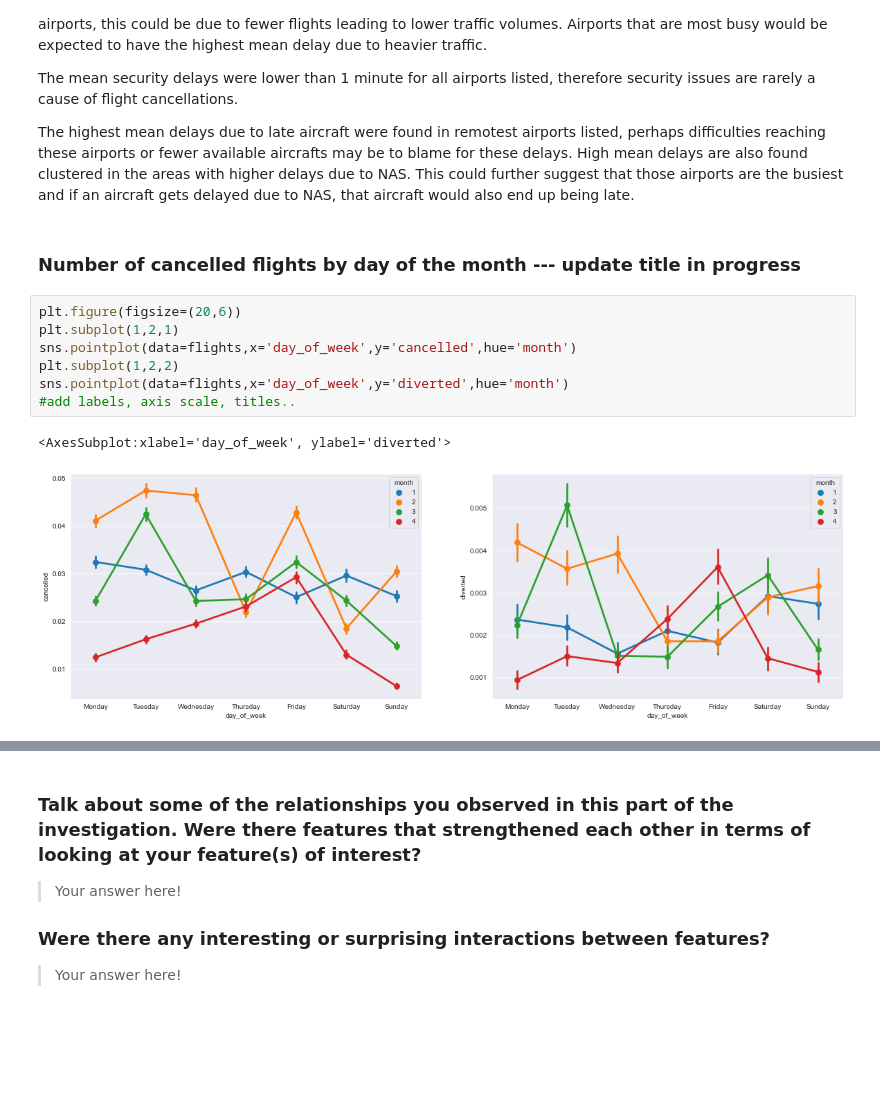
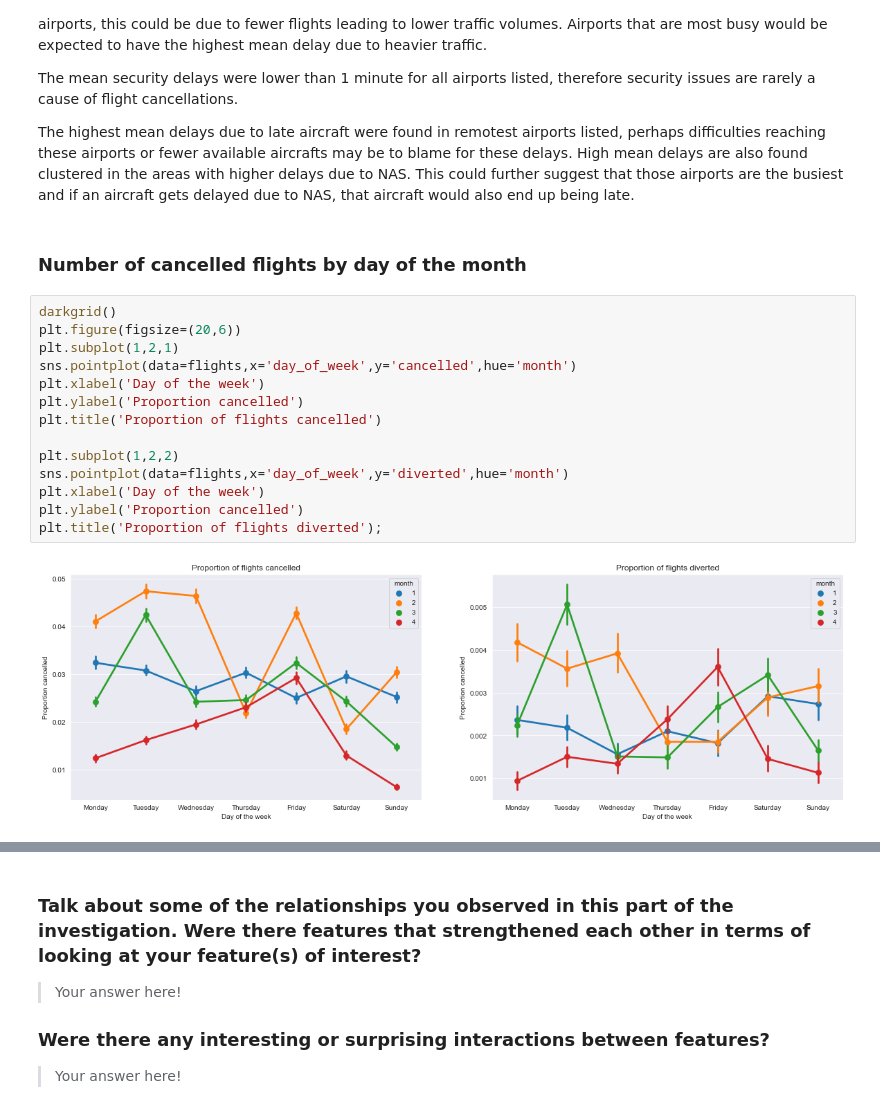
Before and after one commit to Vincentk-94/Communicate_data_findings, a Jupyter notebook: 2008 Flight Delays - Project.ipynb, the cells around one changed output, grey strips where cells are left out. Drawn from its saved outputs; the diff is of its cells as text; blank space fills up the shorter version.

```diff
--- a/2008 Flight Delays - Project.ipynb
+++ b/2008 Flight Delays - Project.ipynb
@@ -1217,14 +1283,20 @@ The mean security delays were lower than 1 minute for all airports listed, there
 
 The highest mean delays due to late aircraft were found in remotest airports listed, perhaps difficulties reaching these airports or fewer available aircrafts may be to blame for these delays. High mean delays are also found clustered in the areas with higher delays due to NAS. This could further suggest that those airports are the busiest and if an aircraft gets delayed due to NAS, that aircraft would also end up being late.
 # %% [markdown]
-### Number of cancelled flights by day of the month --- update title in progress
+### Number of cancelled flights by day of the month
 # %%
+darkgrid()
 plt.figure(figsize=(20,6))
 plt.subplot(1,2,1)
 sns.pointplot(data=flights,x='day_of_week',y='cancelled',hue='month')
+plt.xlabel('Day of the week')
+plt.ylabel('Proportion cancelled')
+plt.title('Proportion of flights cancelled')
+
 plt.subplot(1,2,2)
 sns.pointplot(data=flights,x='day_of_week',y='diverted',hue='month')
-#add labels, axis scale, titles..
+plt.xlabel('Day of the week')
+plt.ylabel('Proportion cancelled')
+plt.title('Proportion of flights diverted');
 # %% [output]
-<AxesSubplot:xlabel='day_of_week', ylabel='diverted'>
-[figure, old version]
+[figure, new version]
```
Also changed, not shown: parts of 52 cells of this notebook.
